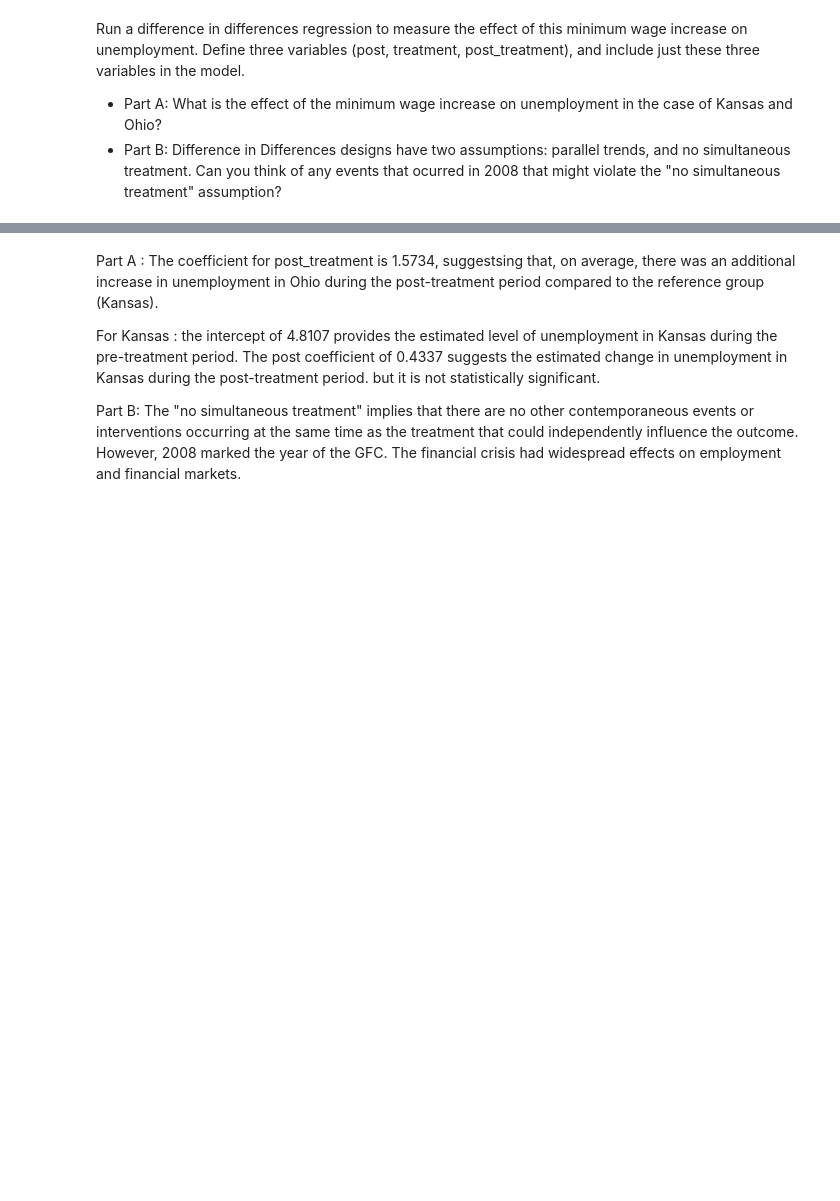
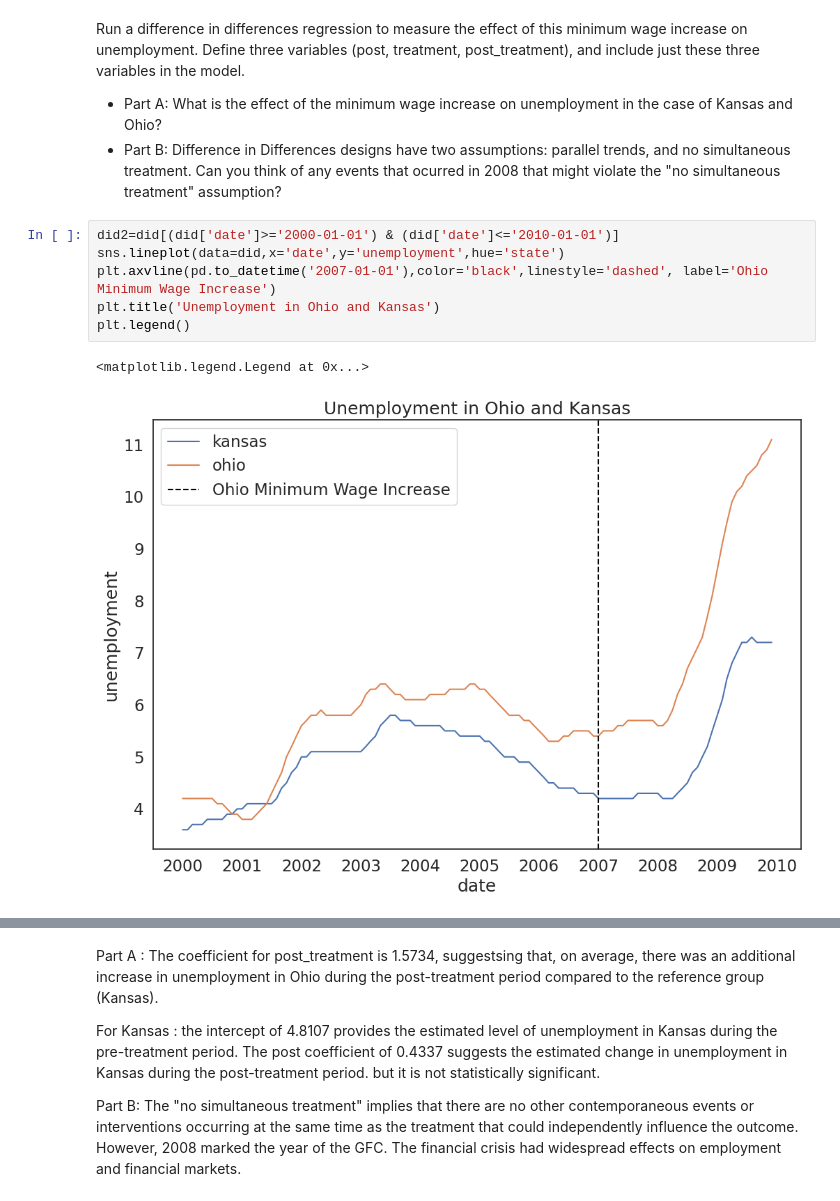
Before and after one commit to lindachojnacka/QM2, a Jupyter notebook: w9.ipynb, the cells around one changed output, grey strips where cells are left out. Saved outputs shown, nothing was run; the diff lists cells and outputs as text; blank space fills up the shorter version.

```diff
--- a/w9.ipynb
+++ b/w9.ipynb
@@ -441,3 +423,12 @@ Run a difference in differences regression to measure the effect of this minimum
 
 * Part A: What is the effect of the minimum wage increase on unemployment in the case of Kansas and Ohio?
 * Part B: Difference in Differences designs have two assumptions: parallel trends, and no simultaneous treatment. Can you think of any events that ocurred in 2008 that might violate the "no simultaneous treatment" assumption?
+# %%
+did2=did[(did['date']>='2000-01-01') & (did['date']<='2010-01-01')]
+sns.lineplot(data=did,x='date',y='unemployment',hue='state')
+plt.axvline(pd.to_datetime('2007-01-01'),color='black',linestyle='dashed', label='Ohio Minimum Wage Increase')
+plt.title('Unemployment in Ohio and Kansas')
+plt.legend()
+# %% [output]
+<matplotlib.legend.Legend at 0x...>
+[figure, added]
```
Also changed, not shown: parts of 10 cells of this notebook.
